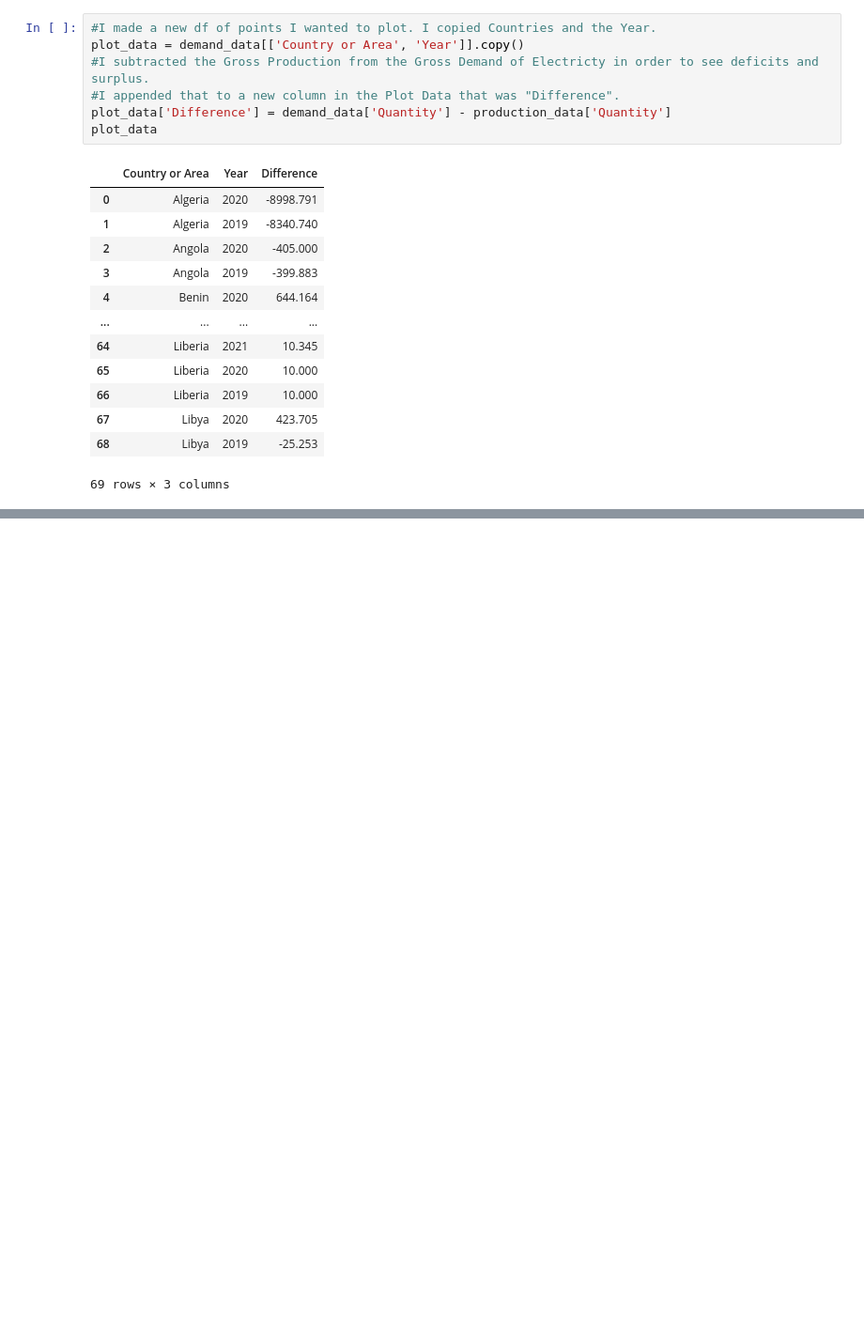
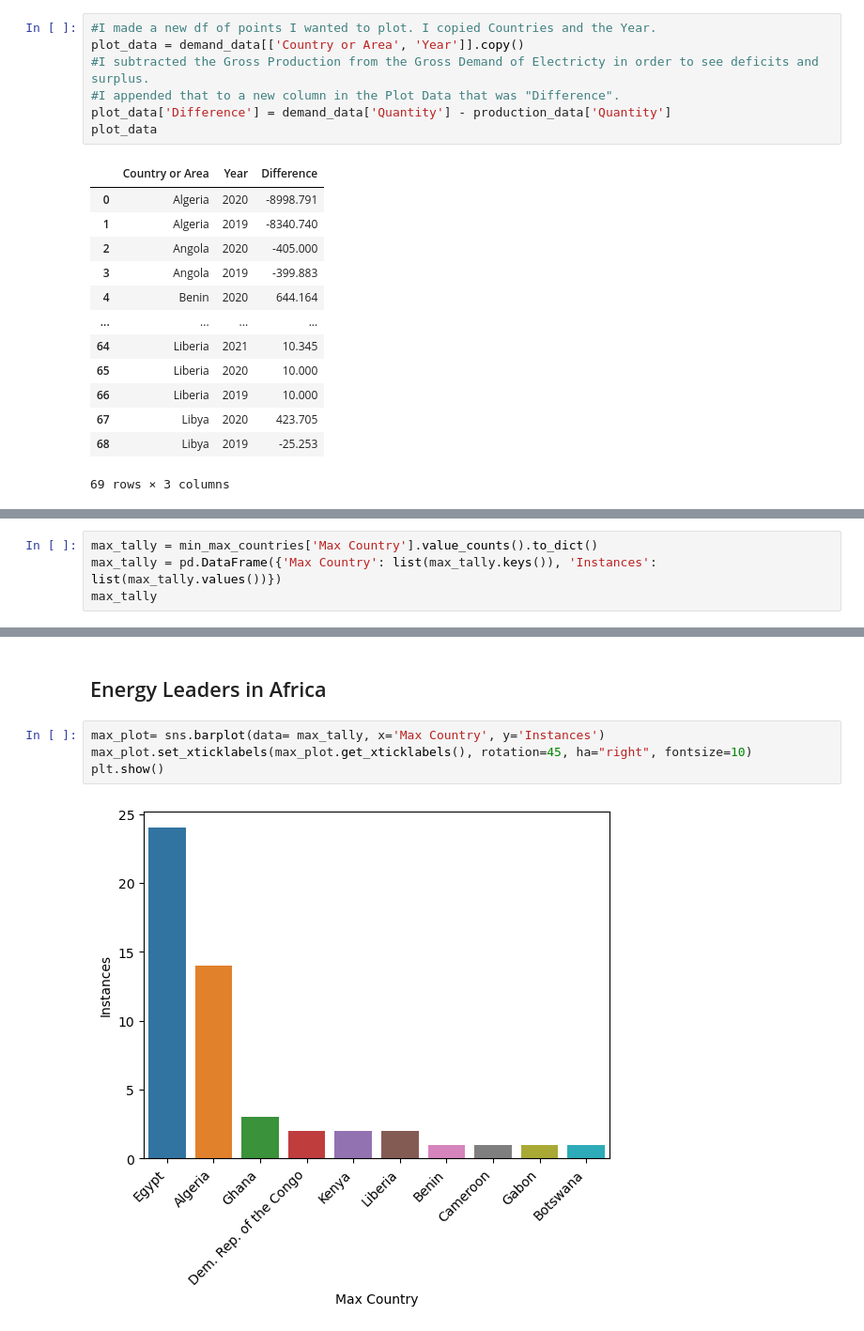
Before and after one commit to emilycalvert/un_energy_data_eda, a Jupyter notebook: energy_stats_africa_covid_trend.ipynb, the cells around one changed output, grey strips where cells are left out. Shown: that part at 94% size. Cells and saved outputs as stored; diff of their text form; blank space fills up the shorter version.

```diff
--- a/energy_stats_africa_covid_trend.ipynb
+++ b/energy_stats_africa_covid_trend.ipynb
@@ -570,0 +575,4 @@ If there's anything we can see from the surplus or deficit, is that it is wildly
+# %%
+max_tally = min_max_countries['Max Country'].value_counts().to_dict()
+max_tally = pd.DataFrame({'Max Country': list(max_tally.keys()), 'Instances': list(max_tally.values())})
+max_tally
@@ -570,0 +591,8 @@ If there's anything we can see from the surplus or deficit, is that it is wildly
+# %% [markdown]
+## Energy Leaders in Africa
+# %%
+max_plot= sns.barplot(data= max_tally, x='Max Country', y='Instances')
+max_plot.set_xticklabels(max_plot.get_xticklabels(), rotation=45, ha="right", fontsize=10)
+plt.show()
+# %% [output]
+[figure, added]
```
Also changed, not shown: parts of 105 cells of this notebook.
